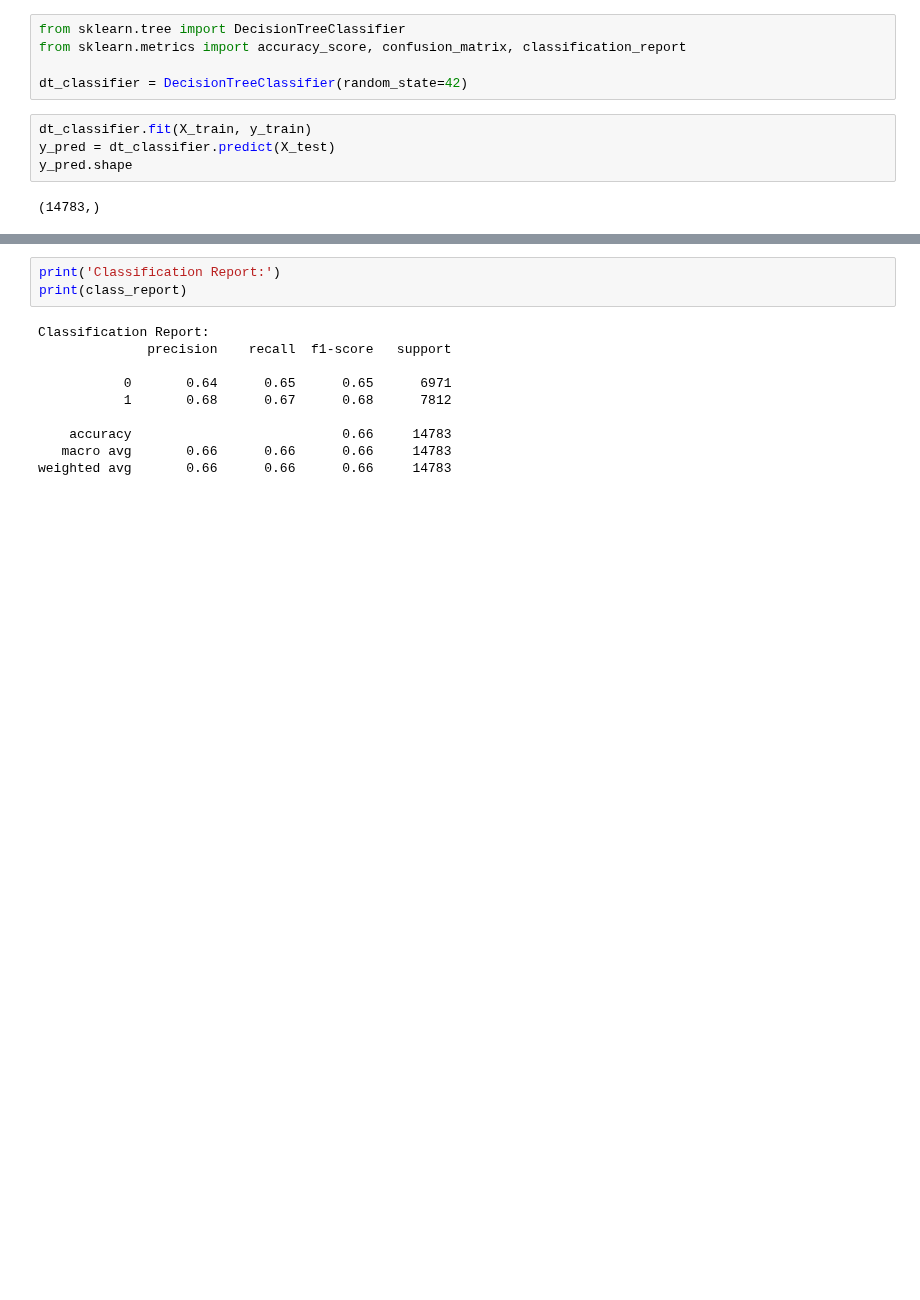
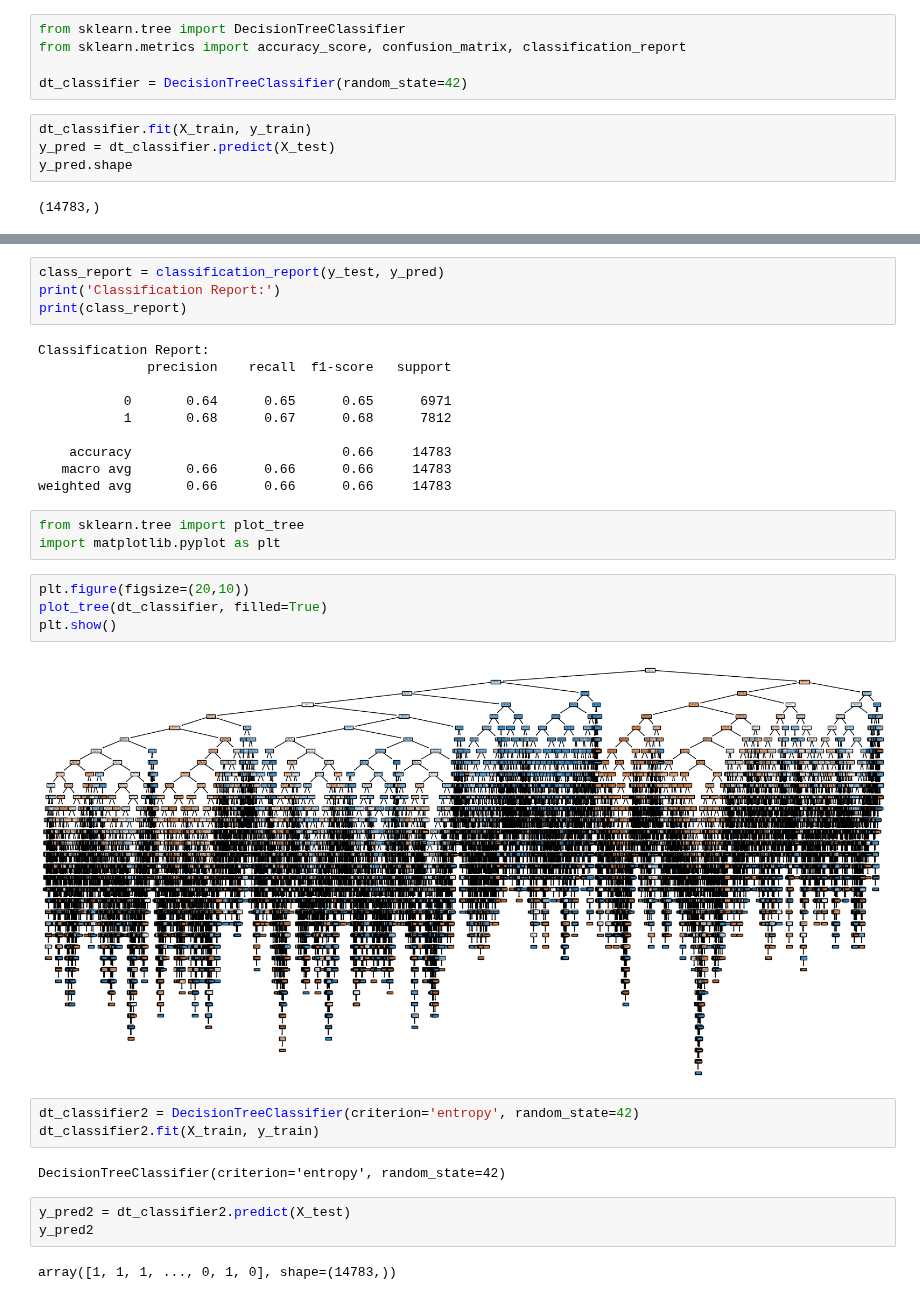
Before and after one commit to AmodMatheesha2003/employee-attrition-prediction-ml, a Jupyter notebook: Notebooks/DecisionTree_Employee_Attrition.ipynb, the cells around one changed output, grey strips where cells are left out. Cells and saved outputs as stored; diff of their text form; blank space fills up the shorter version.

```diff
--- a/Notebooks/DecisionTree_Employee_Attrition.ipynb
+++ b/Notebooks/DecisionTree_Employee_Attrition.ipynb
@@ -68,4 +69,5 @@ True Postive: 5265
 # %%
+class_report = classification_report(y_test, y_pred)
 print('Classification Report:')
 print(class_report)
 # %% [output]
@@ -78,3 +80,22 @@ Classification Report:
     accuracy                           0.66     14783
    macro avg       0.66      0.66      0.66     14783
 weighted avg       0.66      0.66      0.66     14783
+# %%
+from sklearn.tree import plot_tree
+import matplotlib.pyplot as plt
+# %%
+plt.figure(figsize=(20,10))
+plot_tree(dt_classifier, filled=True)
+plt.show()
+# %% [output]
+[figure, added]
+# %%
+dt_classifier2 = DecisionTreeClassifier(criterion='entropy', random_state=42)
+dt_classifier2.fit(X_train, y_train)
+# %% [output]
+DecisionTreeClassifier(criterion='entropy', random_state=42)
+# %%
+y_pred2 = dt_classifier2.predict(X_test)
+y_pred2
+# %% [output]
+array([1, 1, 1, ..., 0, 1, 0], shape=(14783,))
```
Also changed, not shown: parts of 3 cells of this notebook, 2 other files.
